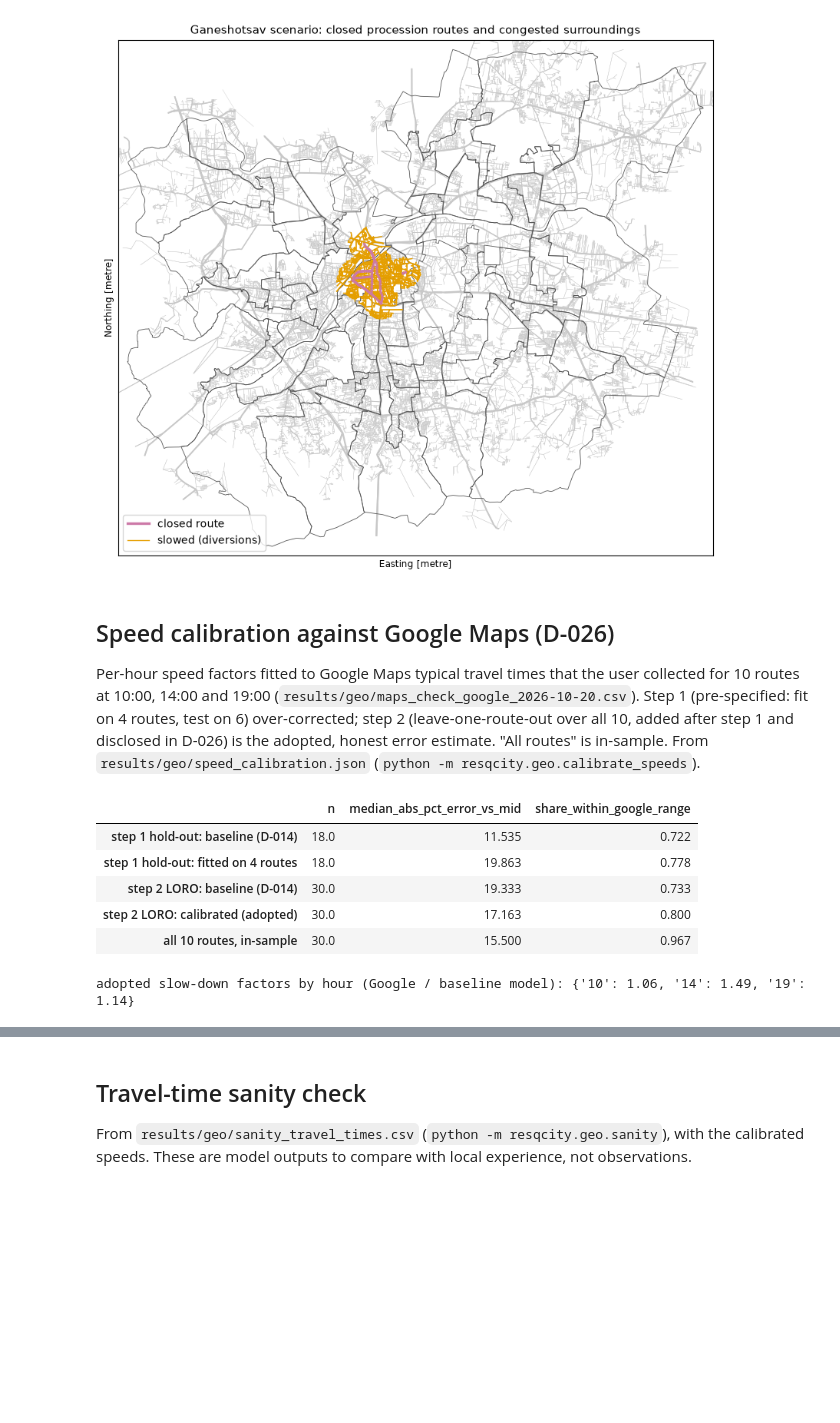
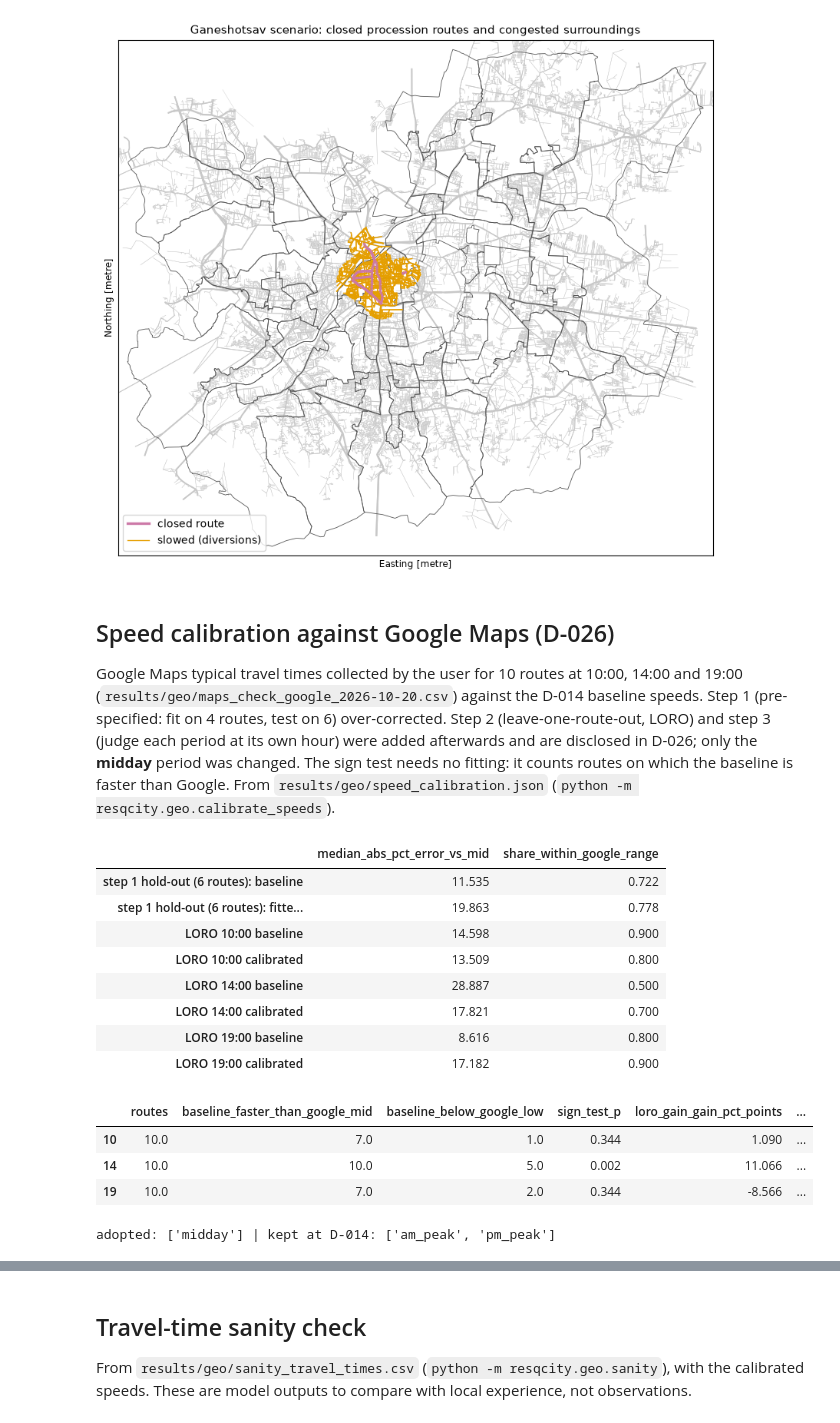
Before and after one commit to AadiBurande/ResQCity, a Jupyter notebook: notebooks/02_network.ipynb, the cells around one changed output, grey strips where cells are left out. Cells and saved outputs as stored; diff of their text form; code cells hidden in the pictures; blank space fills up the shorter version.

```diff
--- a/notebooks/02_network.ipynb
+++ b/notebooks/02_network.ipynb
@@ -187,31 +268,45 @@ street matches: {'old_city_immersion_routes: Laxmi Road': 8, 'old_city_immersion
 [figure]
 # %% [markdown]
 ## Speed calibration against Google Maps (D-026)
-Per-hour speed factors fitted to Google Maps typical travel times that the user collected for 10 routes at
-10:00, 14:00 and 19:00 (`results/geo/maps_check_google_2026-10-20.csv`). Step 1 (pre-specified: fit on 4
-routes, test on 6) over-corrected; step 2 (leave-one-route-out over all 10, added after step 1 and disclosed
-in D-026) is the adopted, honest error estimate. "All routes" is in-sample. From
+Google Maps typical travel times collected by the user for 10 routes at 10:00, 14:00 and 19:00
+(`results/geo/maps_check_google_2026-10-20.csv`) against the D-014 baseline speeds. Step 1 (pre-specified: fit
+on 4 routes, test on 6) over-corrected. Step 2 (leave-one-route-out, LORO) and step 3 (judge each period at its
+own hour) were added afterwards and are disclosed in D-026; only the **midday** period was changed. The sign
+test needs no fitting: it counts routes on which the baseline is faster than Google. From
 `results/geo/speed_calibration.json` (`python -m resqcity.geo.calibrate_speeds`).
 # %%
 import json
 
-cal = json.loads((base.paths.resolve("results") / "geo" / "speed_calibration.json").read_text(encoding="utf-8"))
+cal = json.loads(
+    (base.paths.resolve("results") / "geo" / "speed_calibration.json").read_text(encoding="utf-8")
+)
 s1, s2 = cal["step1_prespecified_fit4_holdout6"], cal["step2_leave_one_route_out_all10"]
-rows = {"step 1 hold-out: baseline (D-014)": s1["holdout_before"],
-        "step 1 hold-out: fitted on 4 routes": s1["holdout_after"],
-        "step 2 LORO: baseline (D-014)": s2["baseline"],
-        "step 2 LORO: calibrated (adopted)": s2["calibrated"],
-        "all 10 routes, in-sample": cal["final_all_routes"]}
-cols = ["n", "median_abs_pct_error_vs_mid", "share_within_google_range"]
+cols = ["median_abs_pct_error_vs_mid", "share_within_google_range"]
+rows = {
+    "step 1 hold-out (6 routes): baseline": s1["holdout_before"],
+    "step 1 hold-out (6 routes): fitted on 4": s1["holdout_after"],
+}
+for h, e in s2["by_hour"].items():
+    rows[f"LORO {h}:00 baseline"] = e["baseline"]
+    rows[f"LORO {h}:00 calibrated"] = e["calibrated"]
 display(pd.DataFrame(rows).T[cols].round(3))
-print("adopted slow-down factors by hour (Google / baseline model):",
-      {h: round(f, 2) for h, f in cal["final_factors_by_hour"].items()})
+signs = pd.DataFrame(cal["baseline_direction_by_hour"]).T
+boot = pd.DataFrame(cal["step2_bootstrap_gain"]).T.add_prefix("loro_gain_")
+display(signs.join(boot).round(3))
+print("adopted:", cal["adopted_periods"], "| kept at D-014:", cal["kept_at_baseline"])
 pd.read_csv(base.paths.resolve("results") / "geo" / "speed_calibration_routes.csv").round(1)
 # %% [output]
-|  | n | median_abs_pct_error_vs_mid | share_within_google_range |
-| step 1 hold-out: baseline (D-014) | 18.0 | 11.535 | 0.722 |
-| step 1 hold-out: fitted on 4 routes | 18.0 | 19.863 | 0.778 |
-| step 2 LORO: baseline (D-014) | 30.0 | 19.333 | 0.733 |
-| step 2 LORO: calibrated (adopted) | 30.0 | 17.163 | 0.800 |
-| all 10 routes, in-sample | 30.0 | 15.500 | 0.967 |
+|  | median_abs_pct_error_vs_mid | share_within_google_range |
+| step 1 hold-out (6 routes): baseline | 11.535 | 0.722 |
+| step 1 hold-out (6 routes): fitte... | 19.863 | 0.778 |
+| LORO 10:00 baseline | 14.598 | 0.900 |
+| LORO 10:00 calibrated | 13.509 | 0.800 |
+| LORO 14:00 baseline | 28.887 | 0.500 |
+| LORO 14:00 calibrated | 17.821 | 0.700 |
+| LORO 19:00 baseline | 8.616 | 0.800 |
+| LORO 19:00 calibrated | 17.182 | 0.900 |
+|  | routes | baseline_faster_than_google_mid | baseline_below_google_low | sign_test_p | loro_gain_gain_pct_points | ... |
+| 10 | 10.0 | 7.0 | 1.0 | 0.344 | 1.090 | ... |
+| 14 | 10.0 | 10.0 | 5.0 | 0.002 | 11.066 | ... |
+| 19 | 10.0 | 7.0 | 2.0 | 0.344 | -8.566 | ... |
-adopted slow-down factors by hour (Google / baseline model): {'10': 1.06, '14': 1.49, '19': 1.14}
+adopted: ['midday'] | kept at D-014: ['am_peak', 'pm_peak']
```
Also changed, not shown: parts of 11 cells of this notebook, 27 other files.
